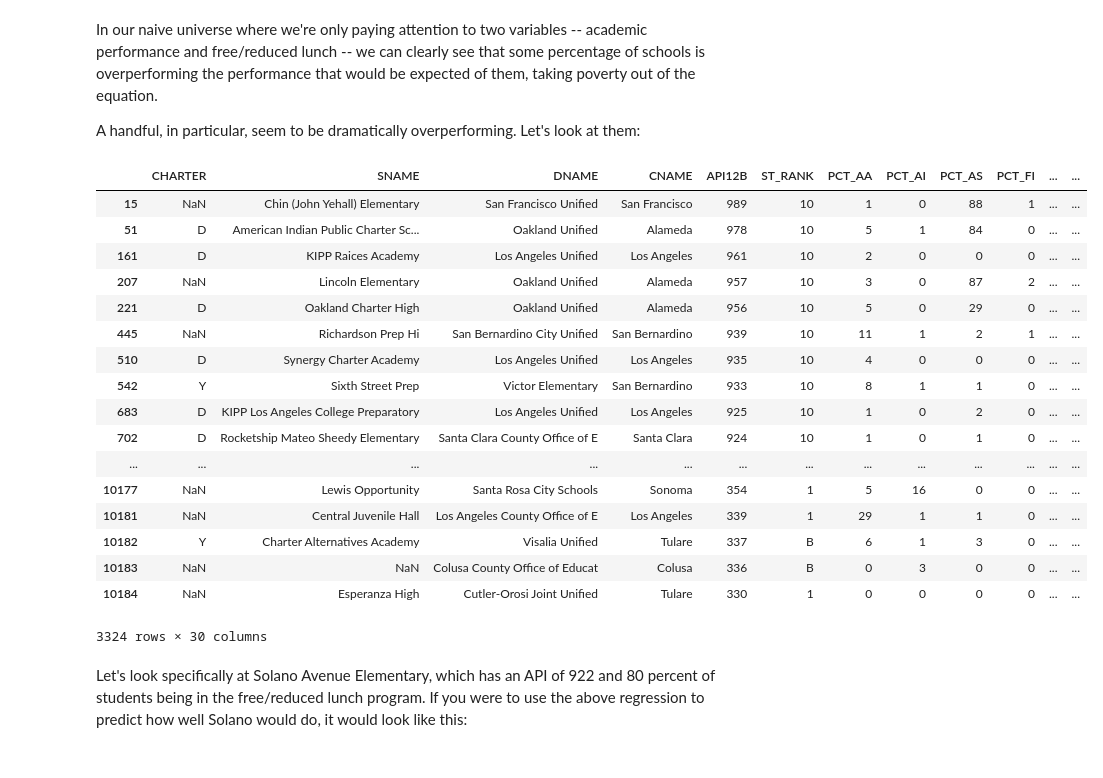
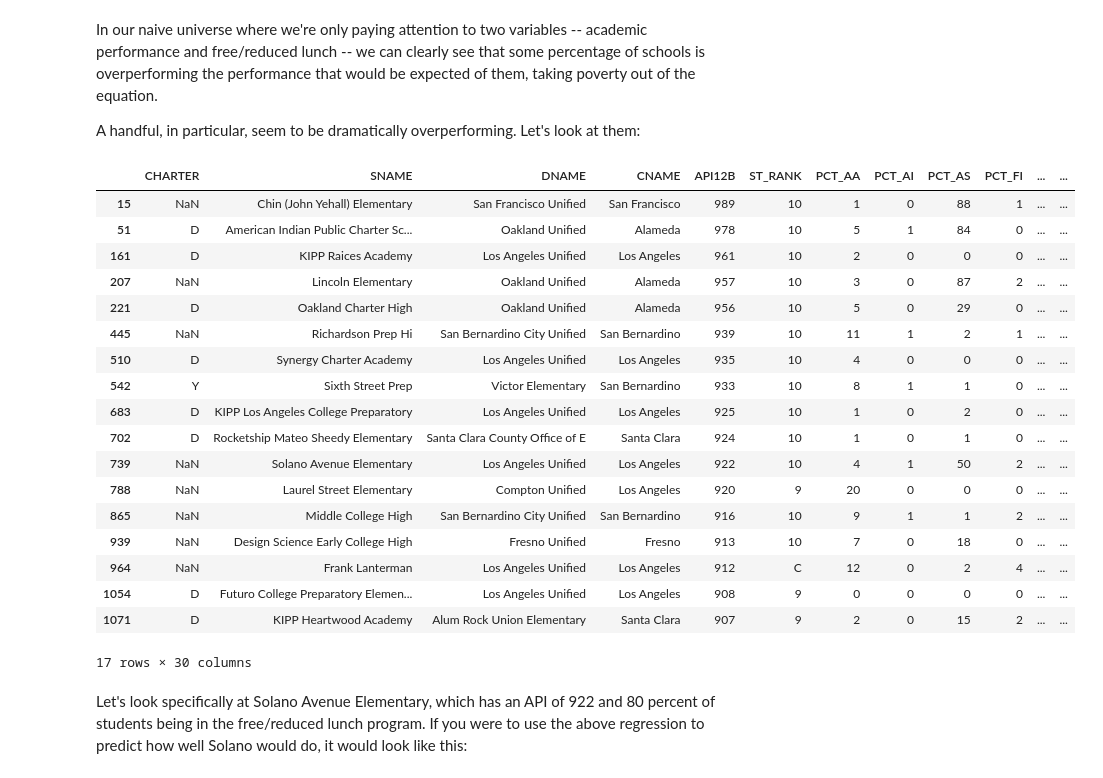
Before and after one commit to datapolitan/lede_algorithms, a Jupyter notebook: class3_1/regression_review.ipynb, the cells around one changed output. Drawn from its saved outputs; the diff is of its cells as text; code cells hidden in the pictures.

```diff
--- a/class3_1/regression_review.ipynb
+++ b/class3_1/regression_review.ipynb
@@ -96,26 +94,27 @@ In our naive universe where we're only paying attention to two variables -- acad
 
 A handful, in particular, seem to be dramatically overperforming. Let's look at them:
 # %%
-df[(df['MEALS'] >= 80) & (df['API12B'] >= 90)]
+df[(df['MEALS'] >= 80) & (df['API12B'] >= 900)]
 # %% [output]
 |  | CHARTER | SNAME | DNAME | CNAME | API12B | ST_RANK | PCT_AA | PCT_AI | PCT_AS | PCT_FI | ... | ... |
 | 15 | NaN | Chin (John Yehall) Elementary | San Francisco Unified | San Francisco | 989 | 10 | 1 | 0 | 88 | 1 | ... | ... |
 | 51 | D | American Indian Public Charter Sc... | Oakland Unified | Alameda | 978 | 10 | 5 | 1 | 84 | 0 | ... | ... |
 | 161 | D | KIPP Raices Academy | Los Angeles Unified | Los Angeles | 961 | 10 | 2 | 0 | 0 | 0 | ... | ... |
 | 207 | NaN | Lincoln Elementary | Oakland Unified | Alameda | 957 | 10 | 3 | 0 | 87 | 2 | ... | ... |
 | 221 | D | Oakland Charter High | Oakland Unified | Alameda | 956 | 10 | 5 | 0 | 29 | 0 | ... | ... |
 | 445 | NaN | Richardson Prep Hi | San Bernardino City Unified | San Bernardino | 939 | 10 | 11 | 1 | 2 | 1 | ... | ... |
 | 510 | D | Synergy Charter Academy | Los Angeles Unified | Los Angeles | 935 | 10 | 4 | 0 | 0 | 0 | ... | ... |
 | 542 | Y | Sixth Street Prep | Victor Elementary | San Bernardino | 933 | 10 | 8 | 1 | 1 | 0 | ... | ... |
 | 683 | D | KIPP Los Angeles College Preparatory | Los Angeles Unified | Los Angeles | 925 | 10 | 1 | 0 | 2 | 0 | ... | ... |
 | 702 | D | Rocketship Mateo Sheedy Elementary | Santa Clara County Office of E | Santa Clara | 924 | 10 | 1 | 0 | 1 | 0 | ... | ... |
-| ... | ... | ... | ... | ... | ... | ... | ... | ... | ... | ... | ... | ... |
-| 10177 | NaN | Lewis Opportunity | Santa Rosa City Schools | Sonoma | 354 | 1 | 5 | 16 | 0 | 0 | ... | ... |
-| 10181 | NaN | Central Juvenile Hall | Los Angeles County Office of E | Los Angeles | 339 | 1 | 29 | 1 | 1 | 0 | ... | ... |
-| 10182 | Y | Charter Alternatives Academy | Visalia Unified | Tulare | 337 | B | 6 | 1 | 3 | 0 | ... | ... |
-| 10183 | NaN | NaN | Colusa County Office of Educat | Colusa | 336 | B | 0 | 3 | 0 | 0 | ... | ... |
-| 10184 | NaN | Esperanza High | Cutler-Orosi Joint Unified | Tulare | 330 | 1 | 0 | 0 | 0 | 0 | ... | ... |
+| 739 | NaN | Solano Avenue Elementary | Los Angeles Unified | Los Angeles | 922 | 10 | 4 | 1 | 50 | 2 | ... | ... |
+| 788 | NaN | Laurel Street Elementary | Compton Unified | Los Angeles | 920 | 9 | 20 | 0 | 0 | 0 | ... | ... |
+| 865 | NaN | Middle College High | San Bernardino City Unified | San Bernardino | 916 | 10 | 9 | 1 | 1 | 2 | ... | ... |
+| 939 | NaN | Design Science Early College High | Fresno Unified | Fresno | 913 | 10 | 7 | 0 | 18 | 0 | ... | ... |
+| 964 | NaN | Frank Lanterman | Los Angeles Unified | Los Angeles | 912 | C | 12 | 0 | 2 | 4 | ... | ... |
+| 1054 | D | Futuro College Preparatory Elemen... | Los Angeles Unified | Los Angeles | 908 | 9 | 0 | 0 | 0 | 0 | ... | ... |
+| 1071 | D | KIPP Heartwood Academy | Alum Rock Union Elementary | Santa Clara | 907 | 9 | 2 | 0 | 15 | 2 | ... | ... |
-3324 rows × 30 columns
+17 rows × 30 columns
 # %% [markdown]
 Let's look specifically at Solano Avenue Elementary, which has an API of 922 and 80 percent of students being in the free/reduced lunch program. If you were to use the above regression to predict how well Solano would do, it would look like this:
 # %%
```
Also changed, not shown: parts of 2 cells of this notebook, 9 other files.
